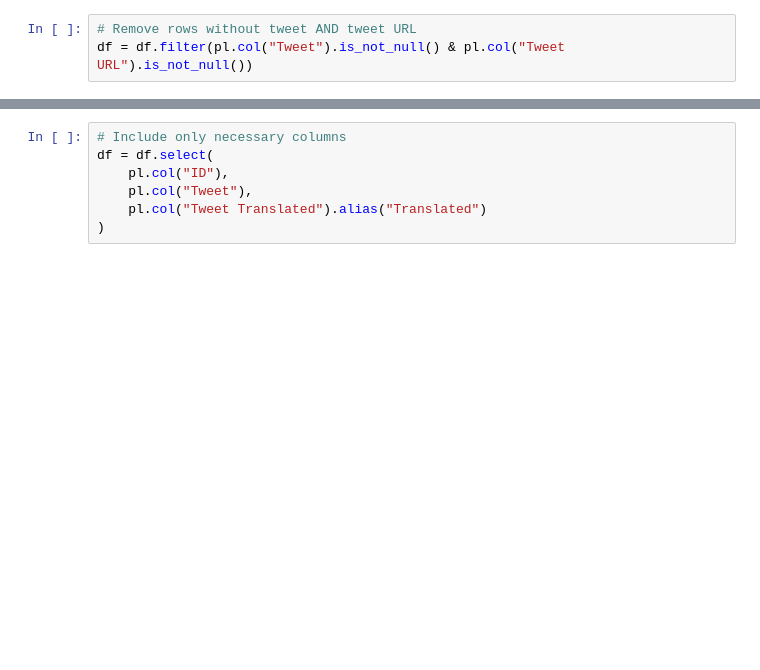
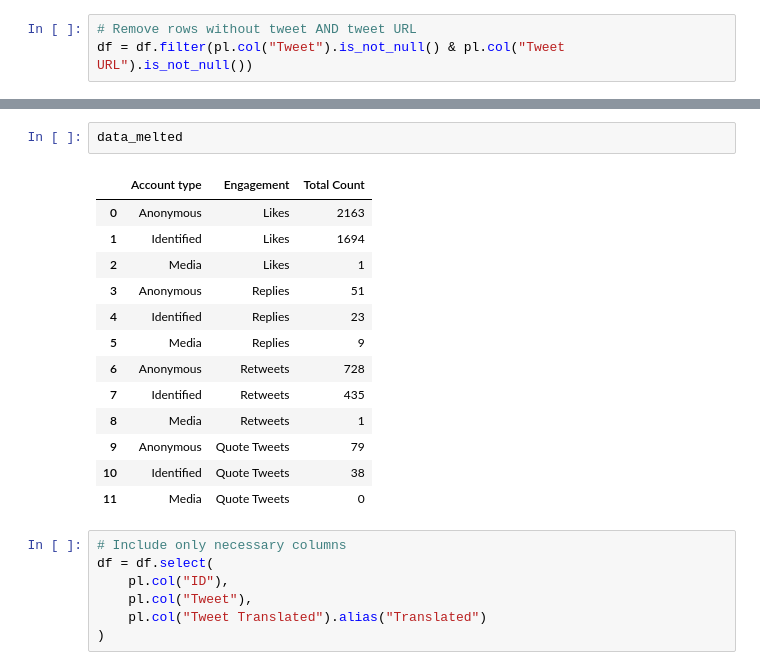
Before and after one commit to Vasallius/Philippine-Twitter-Disinformation-Analysis, a Jupyter notebook: main.ipynb, the cells around one changed output, grey strips where cells are left out. Saved outputs shown, nothing was run; the diff lists cells and outputs as text; blank space fills up the shorter version.

```diff
--- a/main.ipynb
+++ b/main.ipynb
@@ -136,3 +156,19 @@ plt.show()
+# %%
+data_melted
+# %% [output]
+|  | Account type | Engagement | Total Count |
+| 0 | Anonymous | Likes | 2163 |
+| 1 | Identified | Likes | 1694 |
+| 2 | Media | Likes | 1 |
+| 3 | Anonymous | Replies | 51 |
+| 4 | Identified | Replies | 23 |
+| 5 | Media | Replies | 9 |
+| 6 | Anonymous | Retweets | 728 |
+| 7 | Identified | Retweets | 435 |
+| 8 | Media | Retweets | 1 |
+| 9 | Anonymous | Quote Tweets | 79 |
+| 10 | Identified | Quote Tweets | 38 |
+| 11 | Media | Quote Tweets | 0 |
 # %%
 # Include only necessary columns
 df = df.select(
```
Also changed, not shown: parts of 8 cells of this notebook.
